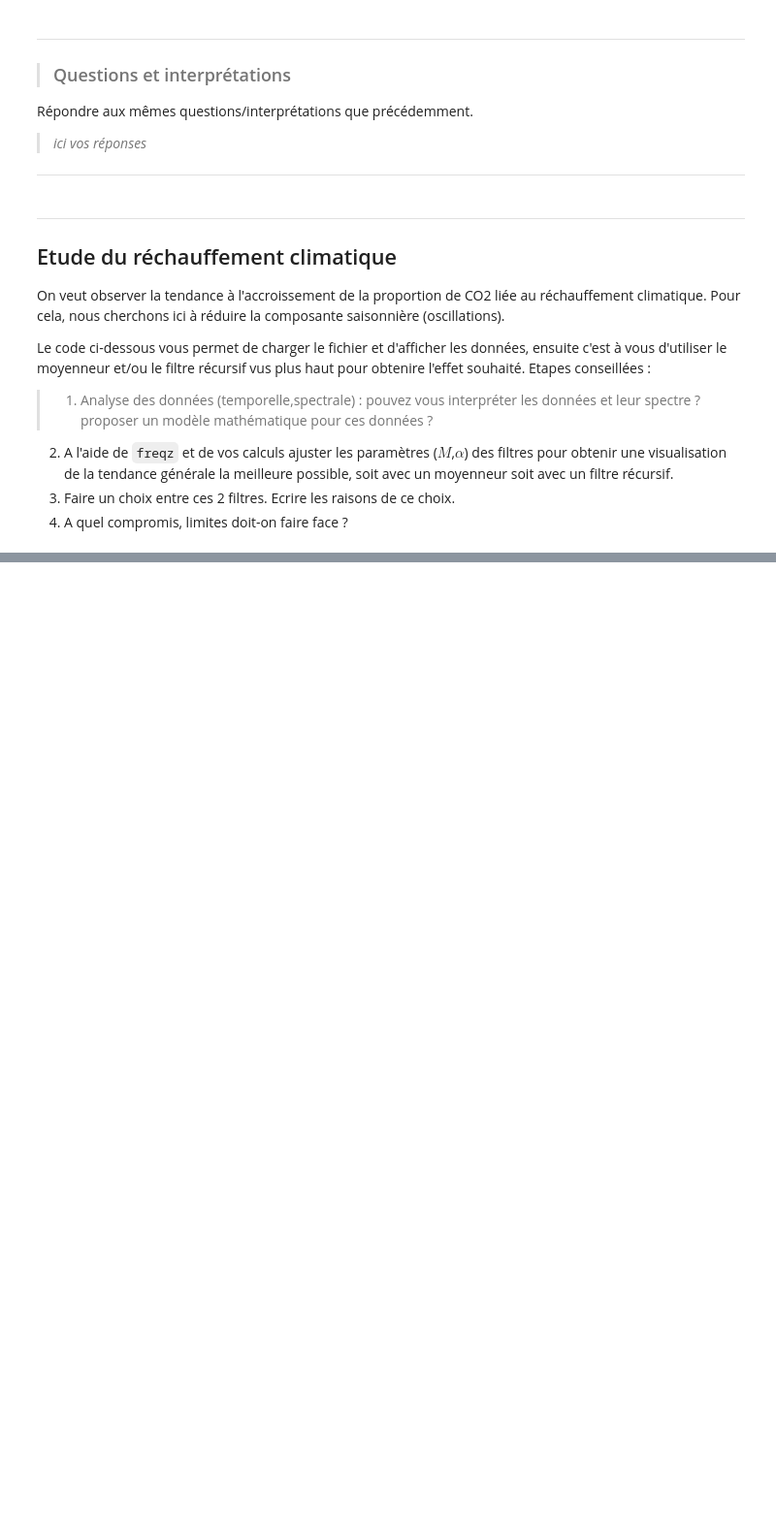
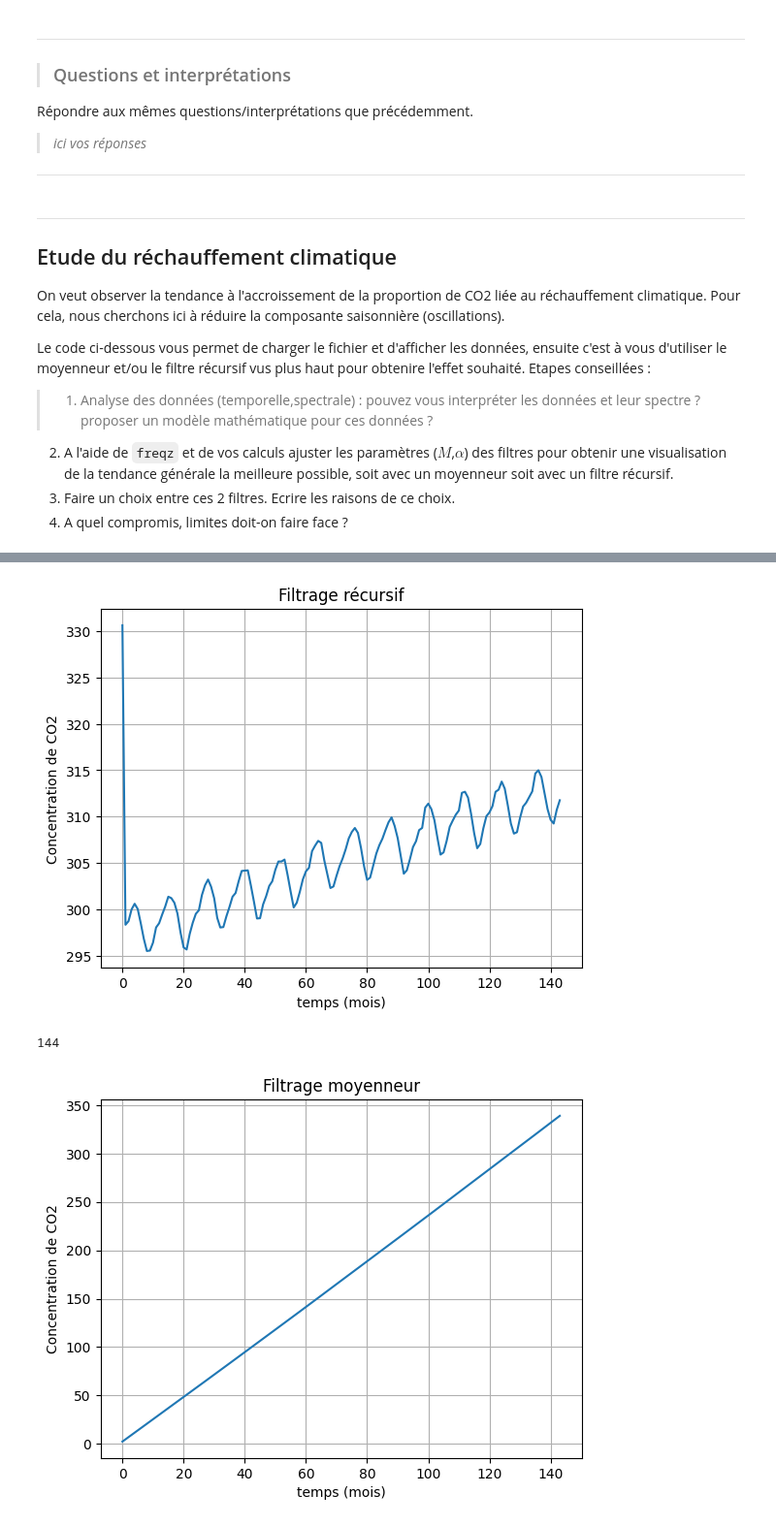
Before and after one commit to titiuo/Shazam, a Jupyter notebook: notebooks/Filtrage.exemples.simples.ipynb, the cells around one changed output, grey strips where cells are left out. Shown at 97% size. Cells and saved outputs as stored; diff of their text form; code cells hidden in the pictures; blank space fills up the shorter version.

```diff
--- a/notebooks/Filtrage.exemples.simples.ipynb
+++ b/notebooks/Filtrage.exemples.simples.ipynb
@@ -145,0 +144,29 @@ plt.show()
+# %%
+
+alpha=0.1
+b=[1,-alpha]
+a=1
+xf_recursif = sig.lfilter(b,a,x)
+
+plt.plot(xf_recursif)
+plt.title('Filtrage récursif')
+plt.xlabel('temps (mois)')
+plt.ylabel('Concentration de CO2')
+plt.grid()
+plt.show()
+
+M=144
+b=np.ones(M)/M
+a=1
+xf_moyenneur = sig.lfilter(b,a,x)
+print(len(xf_moyenneur))
+plt.plot(xf_moyenneur)
+plt.title('Filtrage moyenneur')
+plt.xlabel('temps (mois)')
+plt.ylabel('Concentration de CO2')
+plt.grid()
+plt.show()
+# %% [output]
+[figure, added]
+144
+[figure, added]
```
Also changed, not shown: parts of 10 cells of this notebook, 6 other files.
